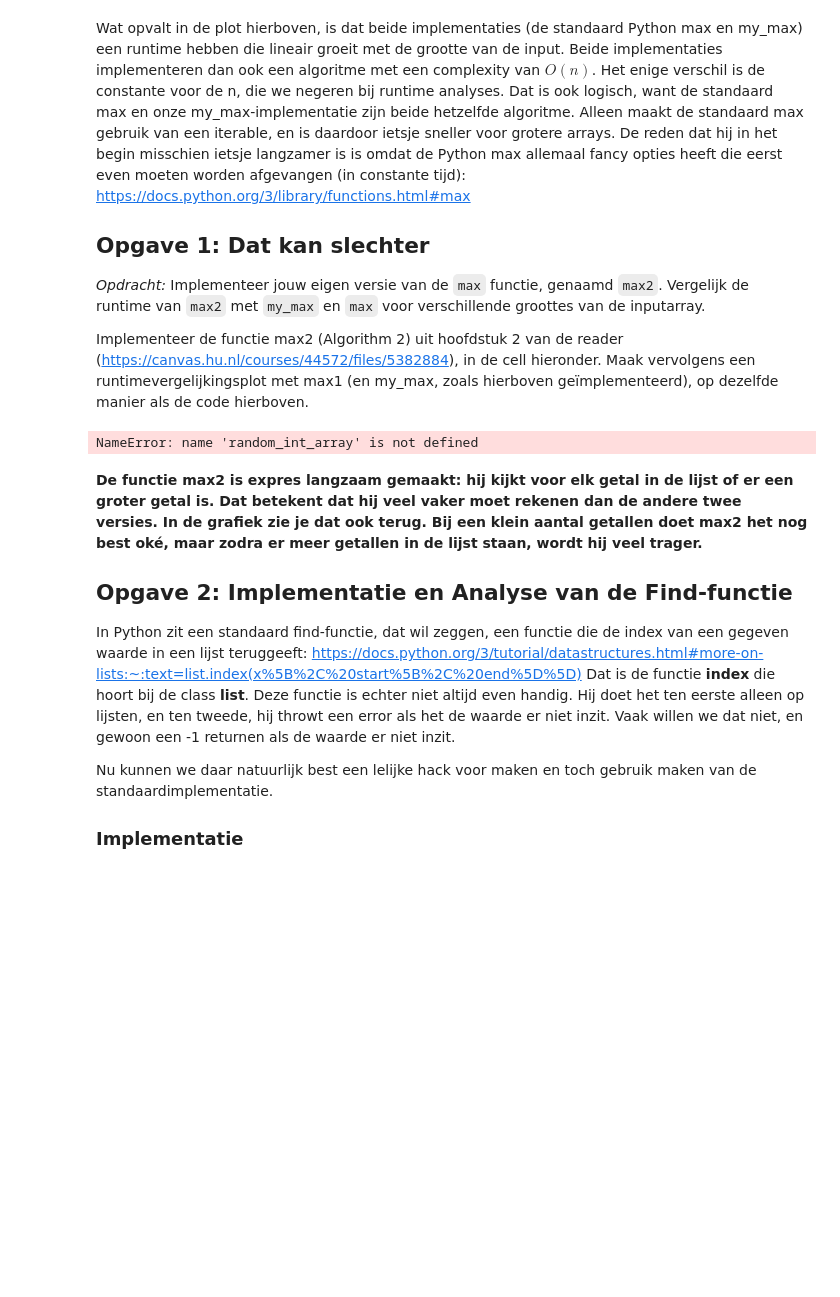
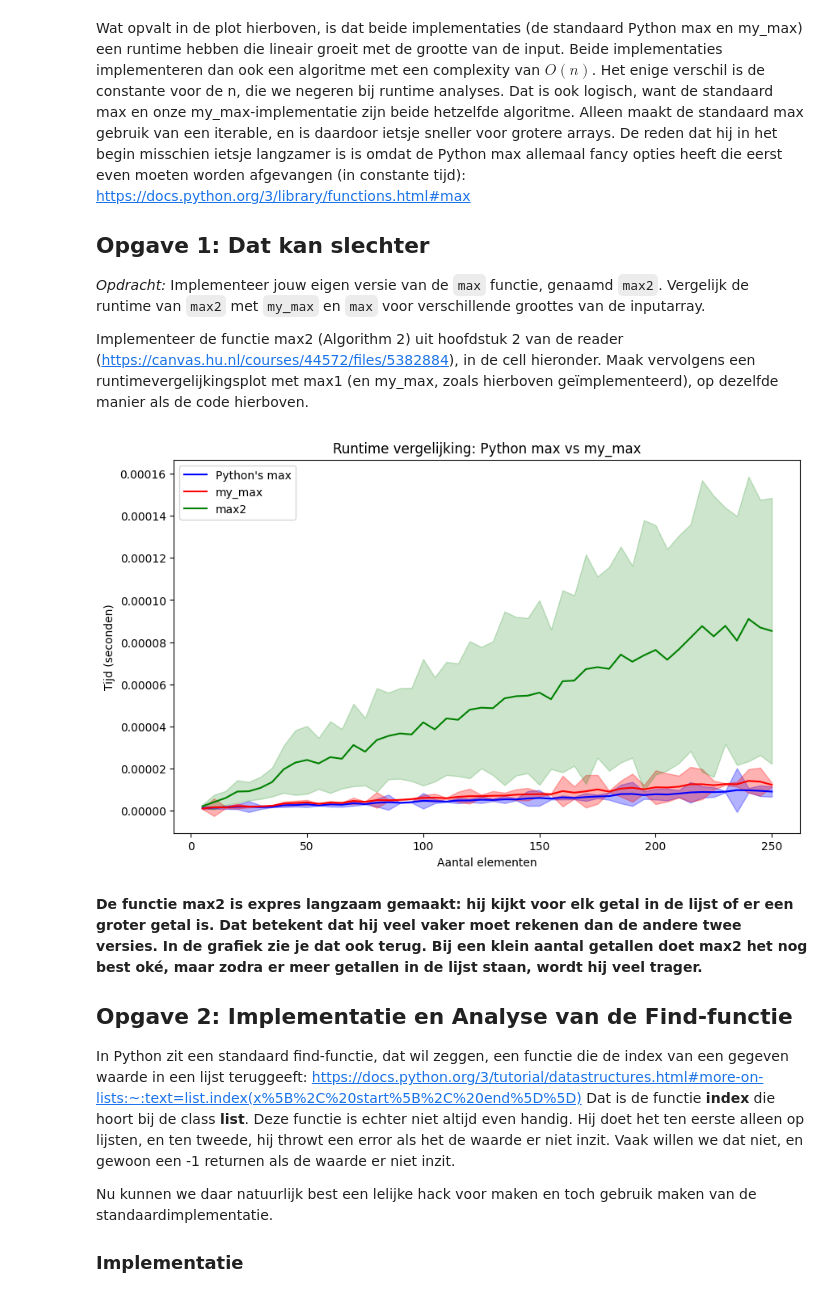
Before and after one commit to ForFoxSakes/TI-S4-opdrachten, a Jupyter notebook: ALDS/ALDS_1.ipynb, the cells around one changed output. Drawn from its saved outputs; the diff is of its cells as text; code cells hidden in the pictures; blank space fills up the shorter version.

```diff
--- a/ALDS/ALDS_1.ipynb
+++ b/ALDS/ALDS_1.ipynb
@@ -202,35 +202,35 @@ for i in meetpunten:
     mean_my_max.append(stats.mean(my))
     stdev_my_max.append(stats.stdev(my))
     mean_max2.append(stats.mean(m2))
     stdev_max2.append(stats.stdev(m2))
 
 # En dan de plot-code gemaakt met Matplotlib
 # Zie bijvoorbeeld de tutorial: https://matplotlib.org/tutorials/introductory/pyplot.html
 plt.figure(figsize=(10,6))
 plt.plot(meetpunten, mean_std_max, "b-", label="Python's max")
 plt.fill_between(meetpunten,
                  np.array(mean_std_max) - np.array(stdev_std_max),
                  np.array(mean_std_max) + np.array(stdev_std_max),
                  color="b", alpha=0.3)
 plt.plot(meetpunten, mean_my_max, "r-", label="my_max")
 plt.fill_between(meetpunten,
                  np.array(mean_my_max) - np.array(stdev_my_max),
                  np.array(mean_my_max) + np.array(stdev_my_max),
                  color="r", alpha=0.3)
 
-plt.plot(meetpunten, mean_max2, "r-", label="max2")
+plt.plot(meetpunten, mean_max2, "g-", label="max2")
 plt.fill_between(meetpunten,
                  np.array(mean_max2) - np.array(stdev_max2),
                  np.array(mean_max2) + np.array(stdev_max2),
                  color="g", alpha=0.2)
 
 plt.xlabel("Aantal elementen")
 plt.ylabel("Tijd (seconden)")
 plt.legend()
 plt.title("Runtime vergelijking: Python max vs my_max")
 plt.show()
 # %% [output]
-NameError: name 'random_int_array' is not defined
+[figure, added]
 # %% [markdown]
 
 
```
Also changed, not shown: parts of 8 cells of this notebook, 46 other files.
